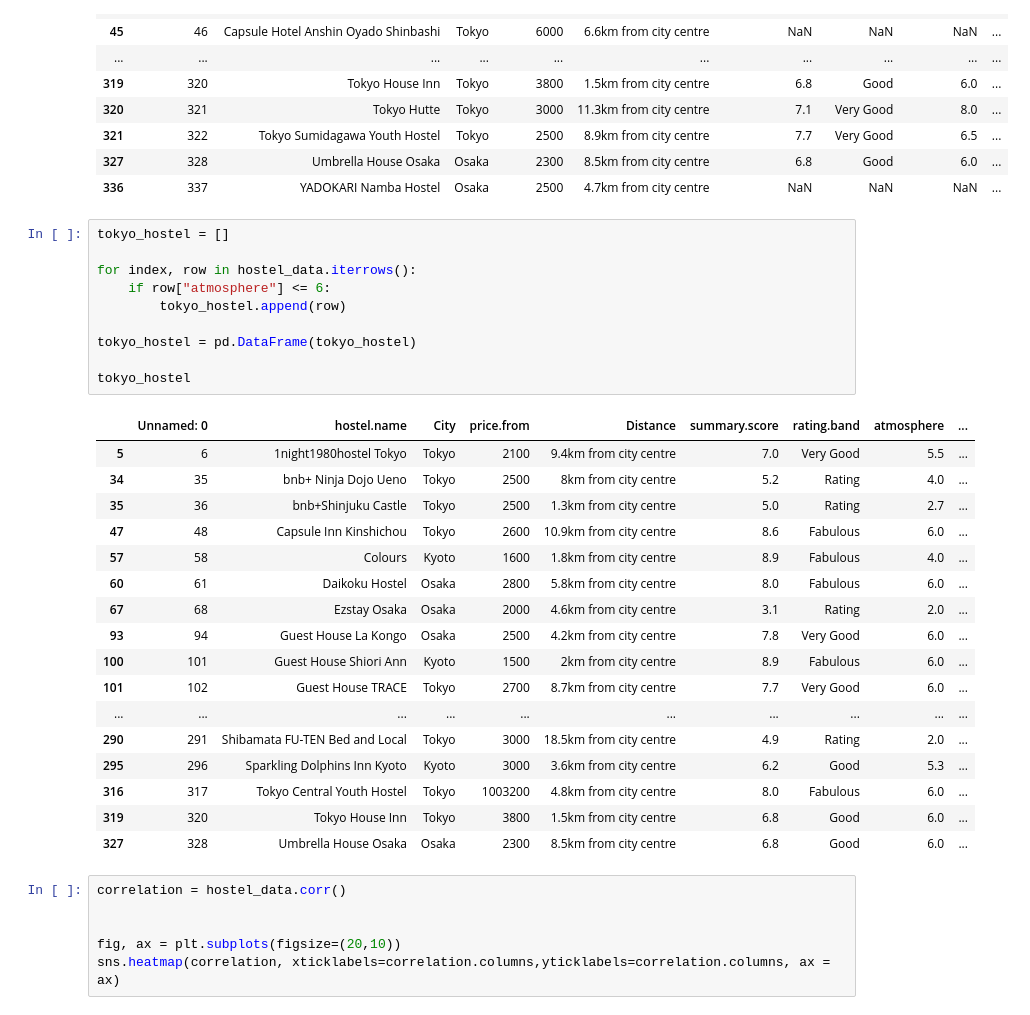
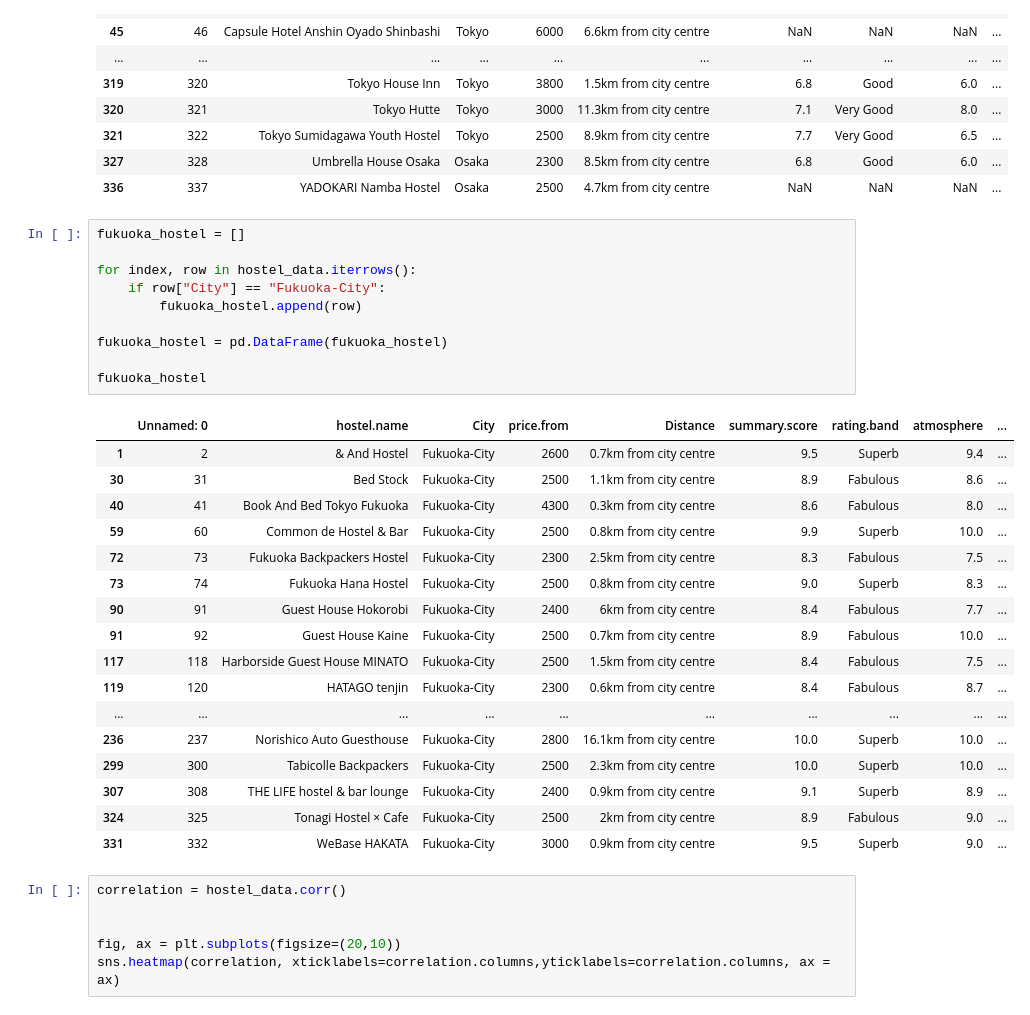
Before and after one commit to jacobgonza/hack-the-hood-work, a Jupyter notebook: housing-data/housing_data_analysis.ipynb, the cells around one changed output. Drawn from its saved outputs; the diff is of its cells as text.

```diff
--- a/housing-data/housing_data_analysis.ipynb
+++ b/housing-data/housing_data_analysis.ipynb
@@ -70,33 +80,33 @@ lower_rated_hostle
 | 327 | 328 | Umbrella House Osaka | Osaka | 2300 | 8.5km from city centre | 6.8 | Good | 6.0 | ... |
 | 336 | 337 | YADOKARI Namba Hostel | Osaka | 2500 | 4.7km from city centre | NaN | NaN | NaN | ... |
 # %%
-tokyo_hostel = []
+fukuoka_hostel = []
 
 for index, row in hostel_data.iterrows():
-    if row["atmosphere"] <= 6:
-        tokyo_hostel.append(row)
+    if row["City"] == "Fukuoka-City":
+        fukuoka_hostel.append(row)
 
-tokyo_hostel = pd.DataFrame(tokyo_hostel)
+fukuoka_hostel = pd.DataFrame(fukuoka_hostel)
 
-tokyo_hostel
+fukuoka_hostel
 # %% [output]
 |  | Unnamed: 0 | hostel.name | City | price.from | Distance | summary.score | rating.band | atmosphere | ... |
-| 5 | 6 | 1night1980hostel Tokyo | Tokyo | 2100 | 9.4km from city centre | 7.0 | Very Good | 5.5 | ... |
-| 34 | 35 | bnb+ Ninja Dojo Ueno | Tokyo | 2500 | 8km from city centre | 5.2 | Rating | 4.0 | ... |
-| 35 | 36 | bnb+Shinjuku Castle | Tokyo | 2500 | 1.3km from city centre | 5.0 | Rating | 2.7 | ... |
-| 47 | 48 | Capsule Inn Kinshichou | Tokyo | 2600 | 10.9km from city centre | 8.6 | Fabulous | 6.0 | ... |
-| 57 | 58 | Colours | Kyoto | 1600 | 1.8km from city centre | 8.9 | Fabulous | 4.0 | ... |
-| 60 | 61 | Daikoku Hostel | Osaka | 2800 | 5.8km from city centre | 8.0 | Fabulous | 6.0 | ... |
-| 67 | 68 | Ezstay Osaka | Osaka | 2000 | 4.6km from city centre | 3.1 | Rating | 2.0 | ... |
-| 93 | 94 | Guest House La Kongo | Osaka | 2500 | 4.2km from city centre | 7.8 | Very Good | 6.0 | ... |
-| 100 | 101 | Guest House Shiori Ann | Kyoto | 1500 | 2km from city centre | 8.9 | Fabulous | 6.0 | ... |
-| 101 | 102 | Guest House TRACE | Tokyo | 2700 | 8.7km from city centre | 7.7 | Very Good | 6.0 | ... |
+| 1 | 2 | & And Hostel | Fukuoka-City | 2600 | 0.7km from city centre | 9.5 | Superb | 9.4 | ... |
+| 30 | 31 | Bed Stock | Fukuoka-City | 2500 | 1.1km from city centre | 8.9 | Fabulous | 8.6 | ... |
+| 40 | 41 | Book And Bed Tokyo Fukuoka | Fukuoka-City | 4300 | 0.3km from city centre | 8.6 | Fabulous | 8.0 | ... |
+| 59 | 60 | Common de Hostel & Bar | Fukuoka-City | 2500 | 0.8km from city centre | 9.9 | Superb | 10.0 | ... |
+| 72 | 73 | Fukuoka Backpackers Hostel | Fukuoka-City | 2300 | 2.5km from city centre | 8.3 | Fabulous | 7.5 | ... |
+| 73 | 74 | Fukuoka Hana Hostel | Fukuoka-City | 2500 | 0.8km from city centre | 9.0 | Superb | 8.3 | ... |
+| 90 | 91 | Guest House Hokorobi | Fukuoka-City | 2400 | 6km from city centre | 8.4 | Fabulous | 7.7 | ... |
+| 91 | 92 | Guest House Kaine | Fukuoka-City | 2500 | 0.7km from city centre | 8.9 | Fabulous | 10.0 | ... |
+| 117 | 118 | Harborside Guest House MINATO | Fukuoka-City | 2500 | 1.5km from city centre | 8.4 | Fabulous | 7.5 | ... |
+| 119 | 120 | HATAGO tenjin | Fukuoka-City | 2300 | 0.6km from city centre | 8.4 | Fabulous | 8.7 | ... |
 | ... | ... | ... | ... | ... | ... | ... | ... | ... | ... |
-| 290 | 291 | Shibamata FU-TEN Bed and Local | Tokyo | 3000 | 18.5km from city centre | 4.9 | Rating | 2.0 | ... |
-| 295 | 296 | Sparkling Dolphins Inn Kyoto | Kyoto | 3000 | 3.6km from city centre | 6.2 | Good | 5.3 | ... |
-| 316 | 317 | Tokyo Central Youth Hostel | Tokyo | 1003200 | 4.8km from city centre | 8.0 | Fabulous | 6.0 | ... |
-| 319 | 320 | Tokyo House Inn | Tokyo | 3800 | 1.5km from city centre | 6.8 | Good | 6.0 | ... |
-| 327 | 328 | Umbrella House Osaka | Osaka | 2300 | 8.5km from city centre | 6.8 | Good | 6.0 | ... |
+| 236 | 237 | Norishico Auto Guesthouse | Fukuoka-City | 2800 | 16.1km from city centre | 10.0 | Superb | 10.0 | ... |
+| 299 | 300 | Tabicolle Backpackers | Fukuoka-City | 2500 | 2.3km from city centre | 10.0 | Superb | 10.0 | ... |
+| 307 | 308 | THE LIFE hostel & bar lounge | Fukuoka-City | 2400 | 0.9km from city centre | 9.1 | Superb | 8.9 | ... |
+| 324 | 325 | Tonagi Hostel × Cafe | Fukuoka-City | 2500 | 2km from city centre | 8.9 | Fabulous | 9.0 | ... |
+| 331 | 332 | WeBase HAKATA | Fukuoka-City | 3000 | 0.9km from city centre | 9.5 | Superb | 9.0 | ... |
 # %%
 correlation = hostel_data.corr()
 
```
Also changed, not shown: parts of 7 cells of this notebook.
